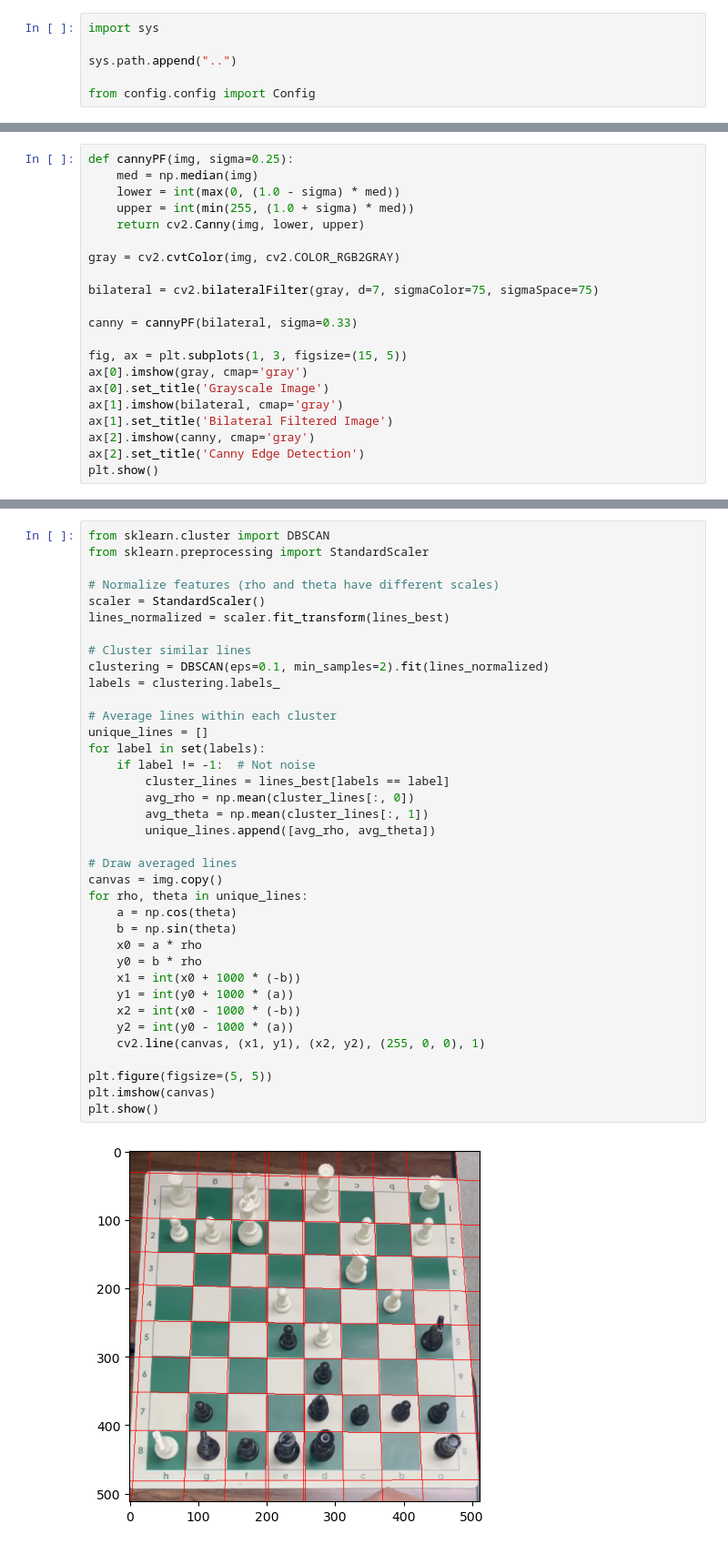
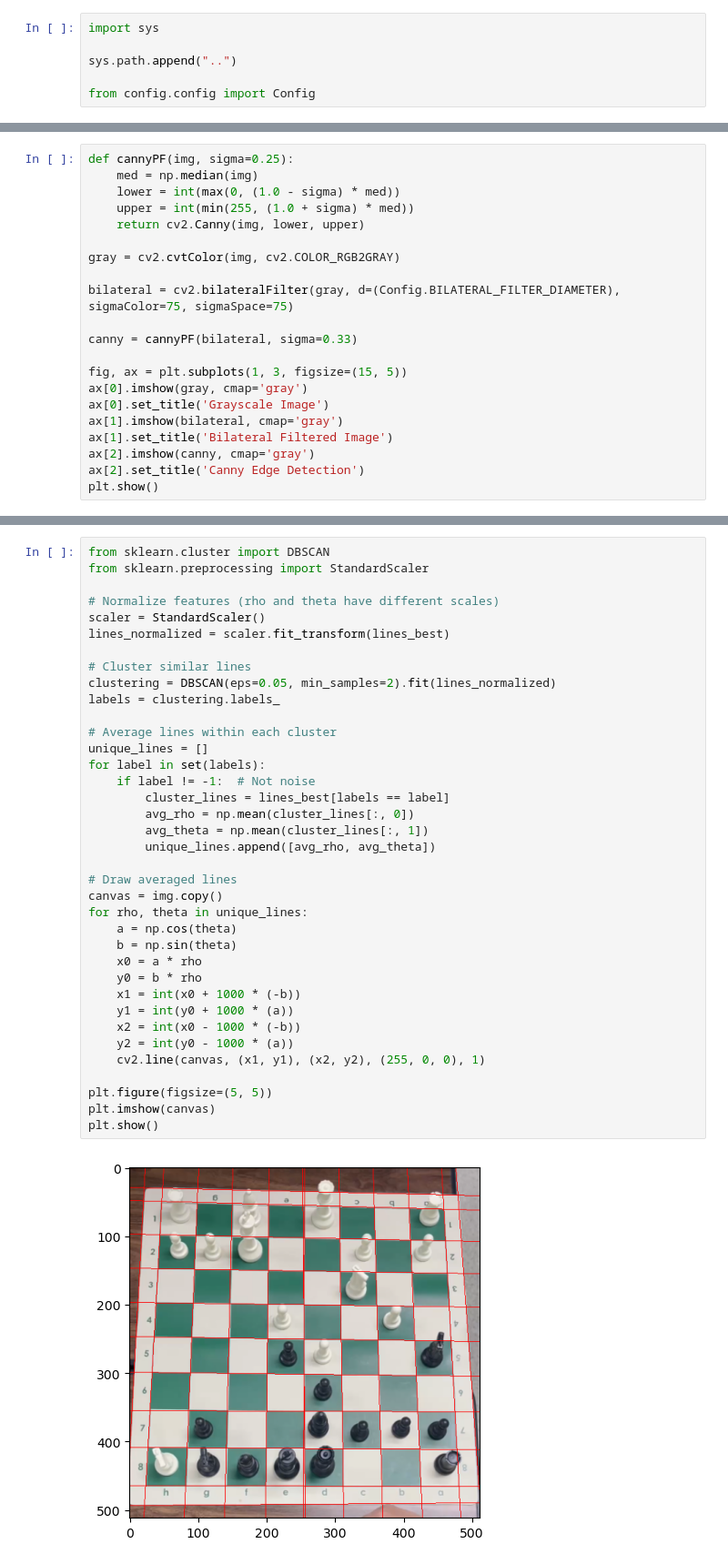
Before and after one commit to JJAnawat/Chess2PGN, a Jupyter notebook: notebooks/test.ipynb, the cells around one changed output, grey strips where cells are left out. Shown at 91% size. Cells and saved outputs as stored; diff of their text form.

```diff
--- a/notebooks/test.ipynb
+++ b/notebooks/test.ipynb
@@ -26,7 +26,7 @@ def cannyPF(img, sigma=0.25):
 
 gray = cv2.cvtColor(img, cv2.COLOR_RGB2GRAY)
 
-bilateral = cv2.bilateralFilter(gray, d=7, sigmaColor=75, sigmaSpace=75)
+bilateral = cv2.bilateralFilter(gray, d=(Config.BILATERAL_FILTER_DIAMETER), sigmaColor=75, sigmaSpace=75)
 
 canny = cannyPF(bilateral, sigma=0.33)
 
@@ -77,35 +77,35 @@ scaler = StandardScaler()
 lines_normalized = scaler.fit_transform(lines_best)
 
 # Cluster similar lines
-clustering = DBSCAN(eps=0.1, min_samples=2).fit(lines_normalized)
+clustering = DBSCAN(eps=0.05, min_samples=2).fit(lines_normalized)
 labels = clustering.labels_
 
 # Average lines within each cluster
 unique_lines = []
 for label in set(labels):
     if label != -1:  # Not noise
         cluster_lines = lines_best[labels == label]
         avg_rho = np.mean(cluster_lines[:, 0])
         avg_theta = np.mean(cluster_lines[:, 1])
         unique_lines.append([avg_rho, avg_theta])
 
 # Draw averaged lines
 canvas = img.copy()
 for rho, theta in unique_lines:
     a = np.cos(theta)
     b = np.sin(theta)
     x0 = a * rho
     y0 = b * rho
     x1 = int(x0 + 1000 * (-b))
     y1 = int(y0 + 1000 * (a))
     x2 = int(x0 - 1000 * (-b))
     y2 = int(y0 - 1000 * (a))
     cv2.line(canvas, (x1, y1), (x2, y2), (255, 0, 0), 1)
 
 plt.figure(figsize=(5, 5))
 plt.imshow(canvas)
 plt.show()
 # %% [output]
-[figure, old version]
+[figure, new version]
 # %%
 group1, group2 = [], []
```
Also changed, not shown: parts of 8 cells of this notebook, 4 other files.
